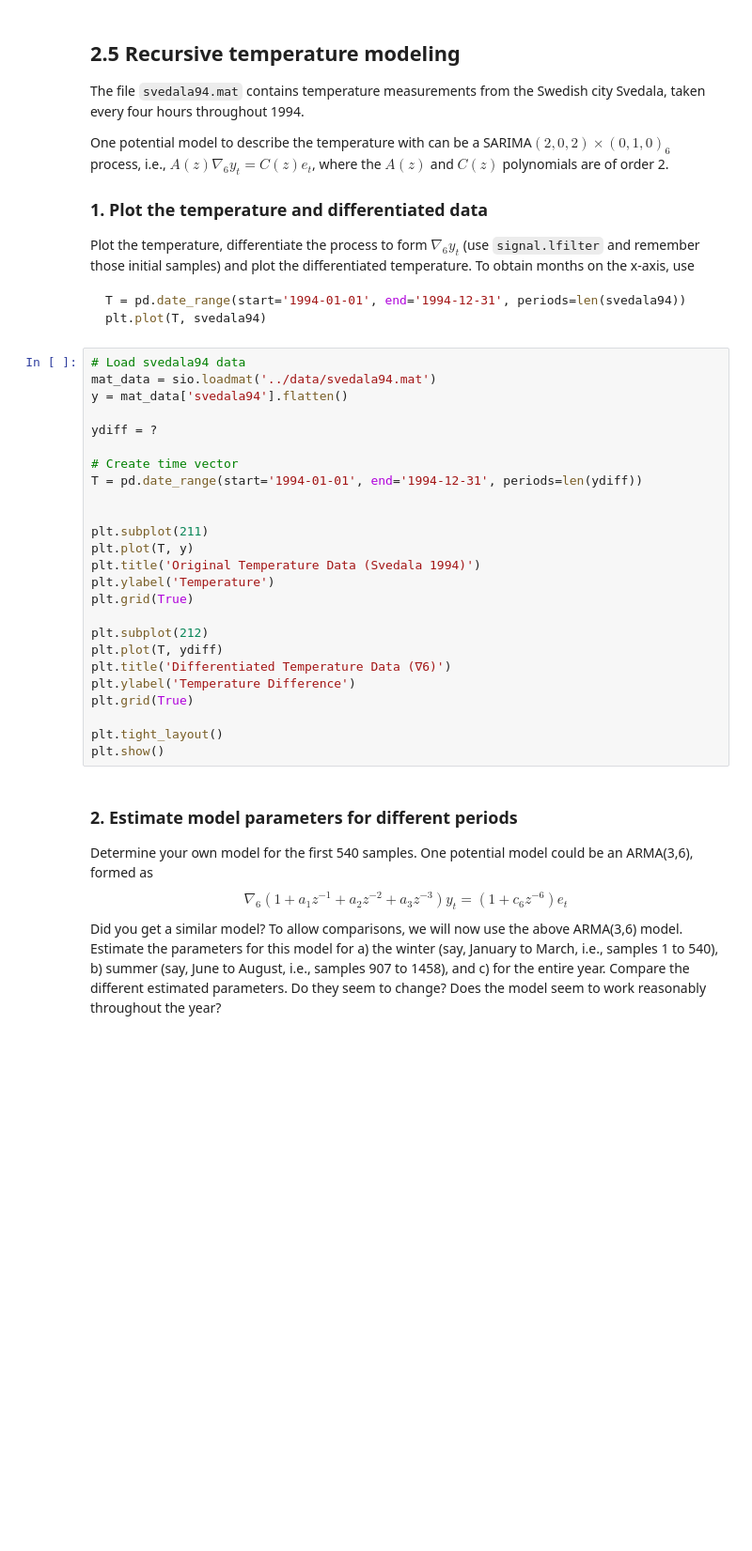
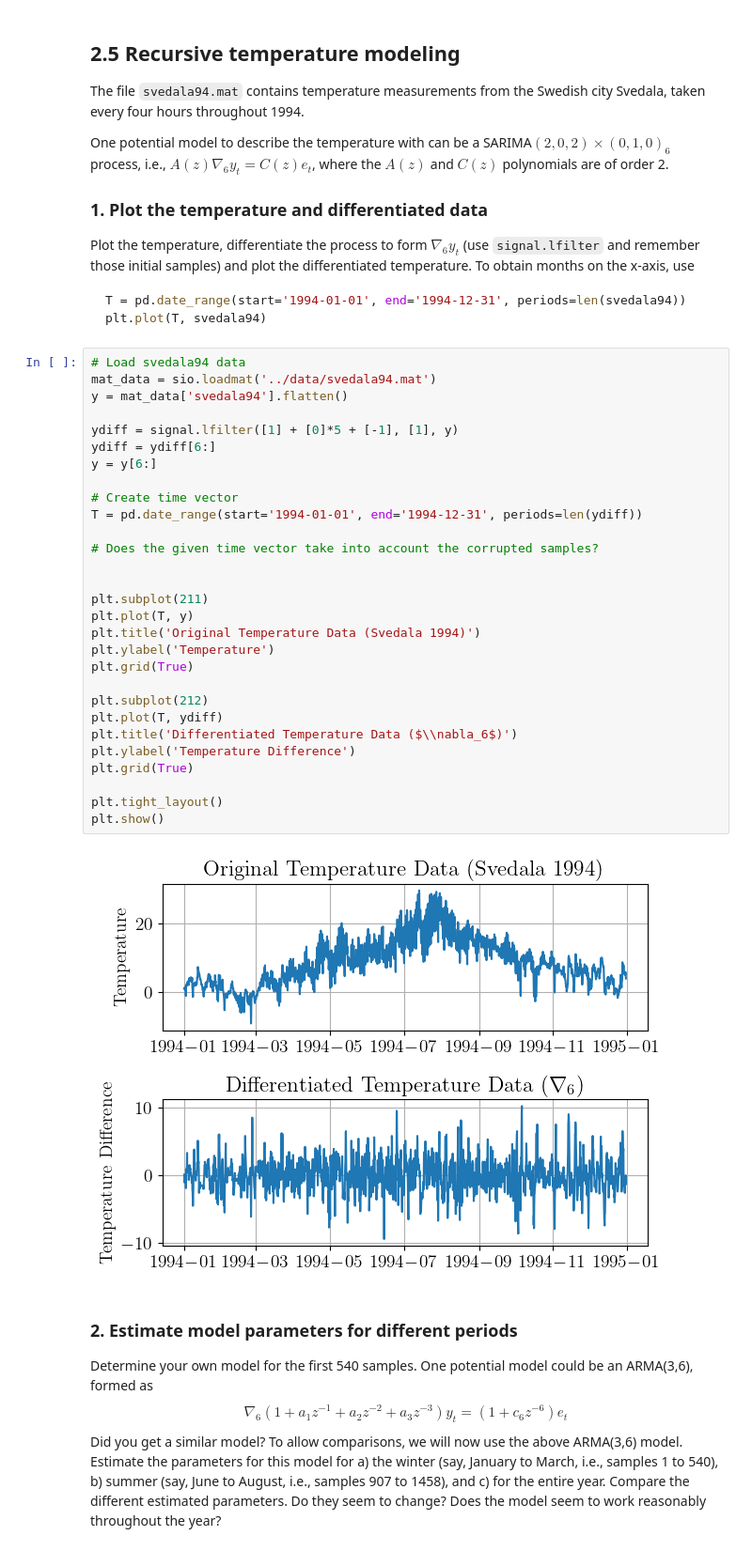
Before and after one commit to asifakhan09/MASM17-Time-series-analysis, a Jupyter notebook: Lab 3/lab3_Johan_V2.ipynb, the cells around one changed output. Shown at 94% size. Cells and saved outputs as stored; diff of their text form; blank space fills up the shorter version.

```diff
--- a/Lab 3/lab3_Johan_V2.ipynb
+++ b/Lab 3/lab3_Johan_V2.ipynb
@@ -706,28 +709,34 @@ plt.plot(T, svedala94)
 # %%
 # Load svedala94 data
 mat_data = sio.loadmat('../data/svedala94.mat')
 y = mat_data['svedala94'].flatten()
 
-ydiff = ?
+ydiff = signal.lfilter([1] + [0]*5 + [-1], [1], y)
+ydiff = ydiff[6:]
+y = y[6:]
 
 # Create time vector
 T = pd.date_range(start='1994-01-01', end='1994-12-31', periods=len(ydiff))
+
+# Does the given time vector take into account the corrupted samples?
 
 
 plt.subplot(211)
 plt.plot(T, y)
 plt.title('Original Temperature Data (Svedala 1994)')
 plt.ylabel('Temperature')
 plt.grid(True)
 
 plt.subplot(212)
 plt.plot(T, ydiff)
-plt.title('Differentiated Temperature Data (∇6)')
+plt.title('Differentiated Temperature Data ($\\nabla_6$)')
 plt.ylabel('Temperature Difference')
 plt.grid(True)
 
 plt.tight_layout()
 plt.show()
+# %% [output]
+[figure, added]
 # %% [markdown]
 ### 2. Estimate model parameters for different periods
 
```
Also changed, not shown: parts of 10 cells of this notebook.
